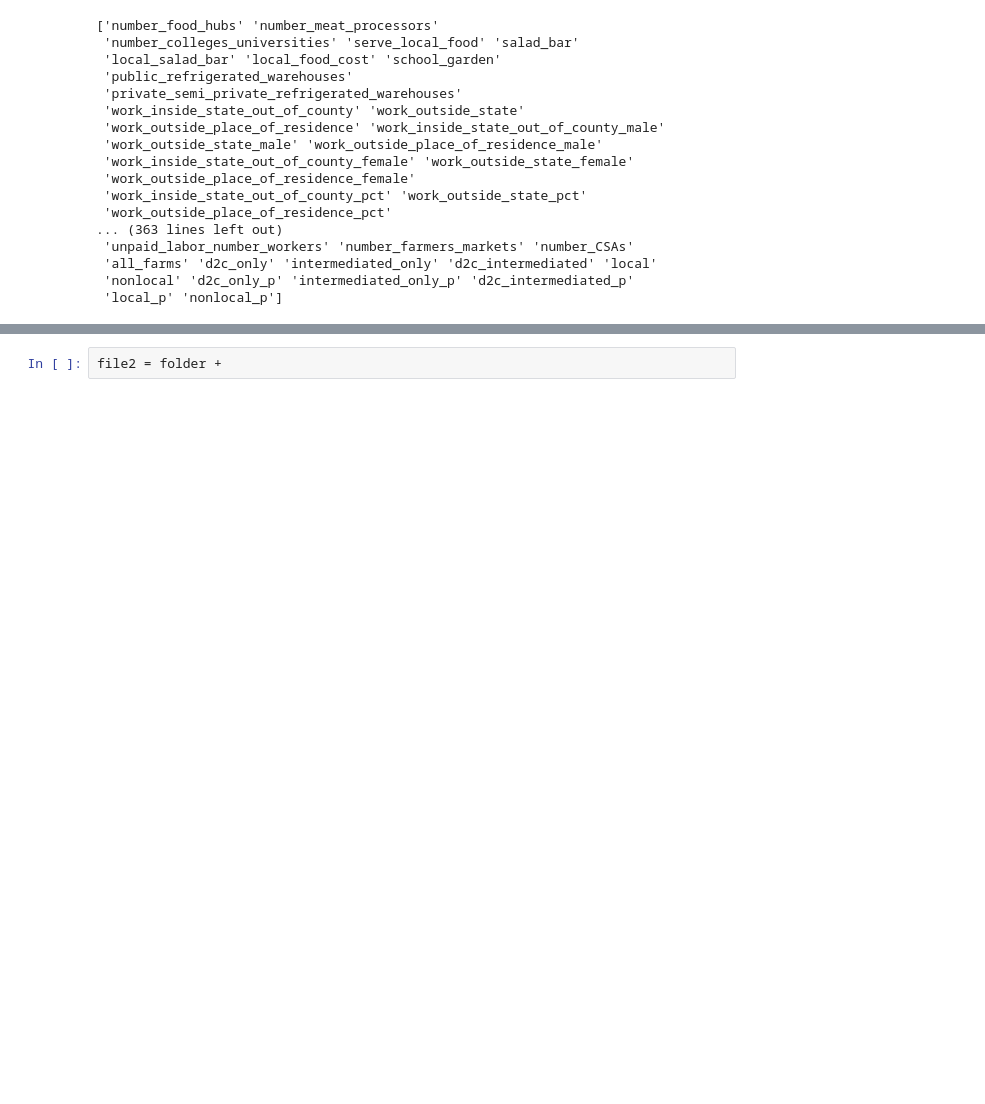
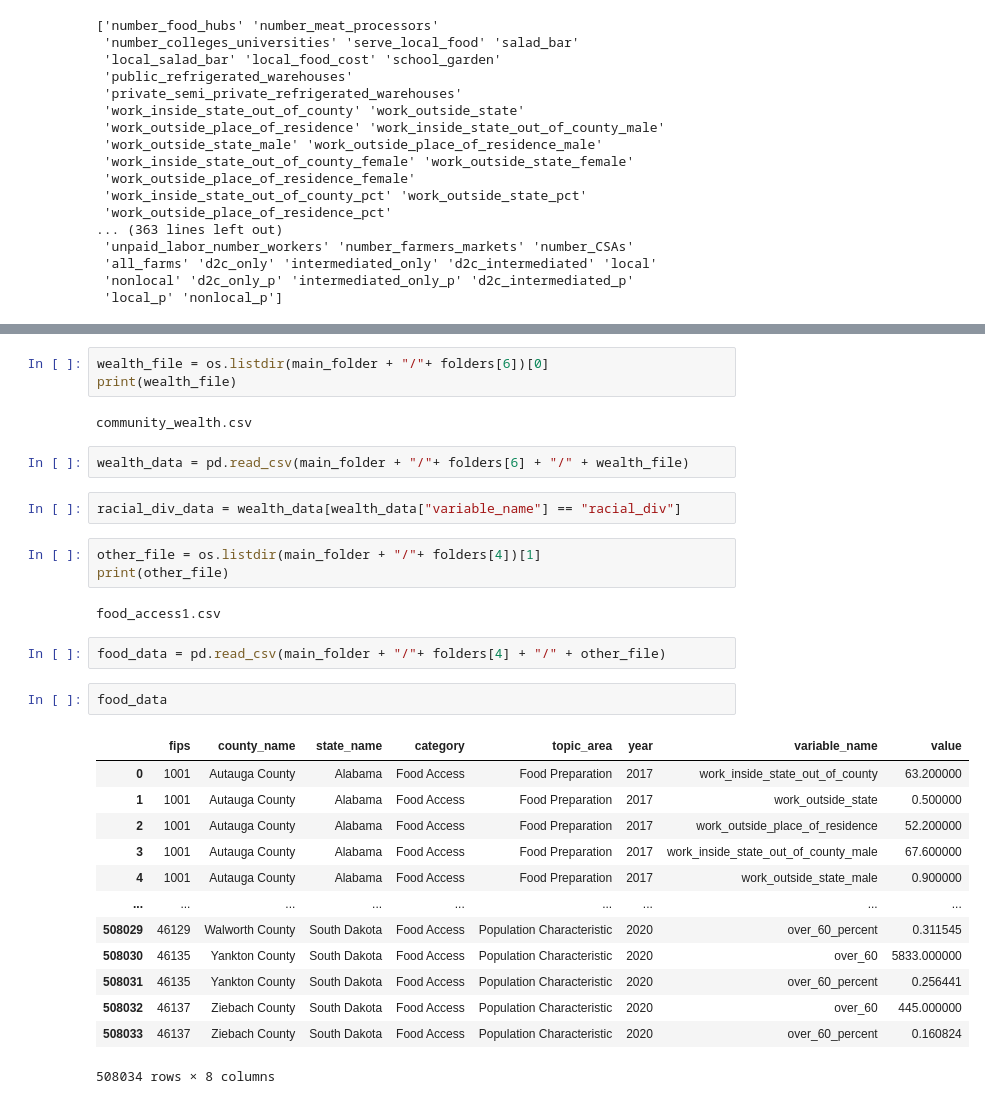
Before and after one commit to zacharyejohnson/AAEA-local-food-data-competition, a Jupyter notebook: Initial_data_exploration.ipynb, the cells around one changed output, grey strips where cells are left out. Drawn from its saved outputs; the diff is of its cells as text; blank space fills up the shorter version.

```diff
--- a/Initial_data_exploration.ipynb
+++ b/Initial_data_exploration.ipynb
@@ -126,2 +176,32 @@ for i, variable in enumerate(variables):
 # %%
-file2 = folder +
+wealth_file = os.listdir(main_folder + "/"+ folders[6])[0]
+print(wealth_file)
+# %% [output]
+community_wealth.csv
+# %%
+wealth_data = pd.read_csv(main_folder + "/"+ folders[6] + "/" + wealth_file)
+# %%
+racial_div_data = wealth_data[wealth_data["variable_name"] == "racial_div"]
+# %%
+other_file = os.listdir(main_folder + "/"+ folders[4])[1]
+print(other_file)
+# %% [output]
+food_access1.csv
+# %%
+food_data = pd.read_csv(main_folder + "/"+ folders[4] + "/" + other_file)
+# %%
+food_data
+# %% [output]
+|  | fips | county_name | state_name | category | topic_area | year | variable_name | value |
+| 0 | 1001 | Autauga County | Alabama | Food Access | Food Preparation | 2017 | work_inside_state_out_of_county | 63.200000 |
+| 1 | 1001 | Autauga County | Alabama | Food Access | Food Preparation | 2017 | work_outside_state | 0.500000 |
+| 2 | 1001 | Autauga County | Alabama | Food Access | Food Preparation | 2017 | work_outside_place_of_residence | 52.200000 |
+| 3 | 1001 | Autauga County | Alabama | Food Access | Food Preparation | 2017 | work_inside_state_out_of_county_male | 67.600000 |
+| 4 | 1001 | Autauga County | Alabama | Food Access | Food Preparation | 2017 | work_outside_state_male | 0.900000 |
+| ... | ... | ... | ... | ... | ... | ... | ... | ... |
+| 508029 | 46129 | Walworth County | South Dakota | Food Access | Population Characteristic | 2020 | over_60_percent | 0.311545 |
+| 508030 | 46135 | Yankton County | South Dakota | Food Access | Population Characteristic | 2020 | over_60 | 5833.000000 |
+| 508031 | 46135 | Yankton County | South Dakota | Food Access | Population Characteristic | 2020 | over_60_percent | 0.256441 |
+| 508032 | 46137 | Ziebach County | South Dakota | Food Access | Population Characteristic | 2020 | over_60 | 445.000000 |
+| 508033 | 46137 | Ziebach County | South Dakota | Food Access | Population Characteristic | 2020 | over_60_percent | 0.160824 |
+508034 rows × 8 columns
```
Also changed, not shown: parts of 4 cells of this notebook, 11 other files.
